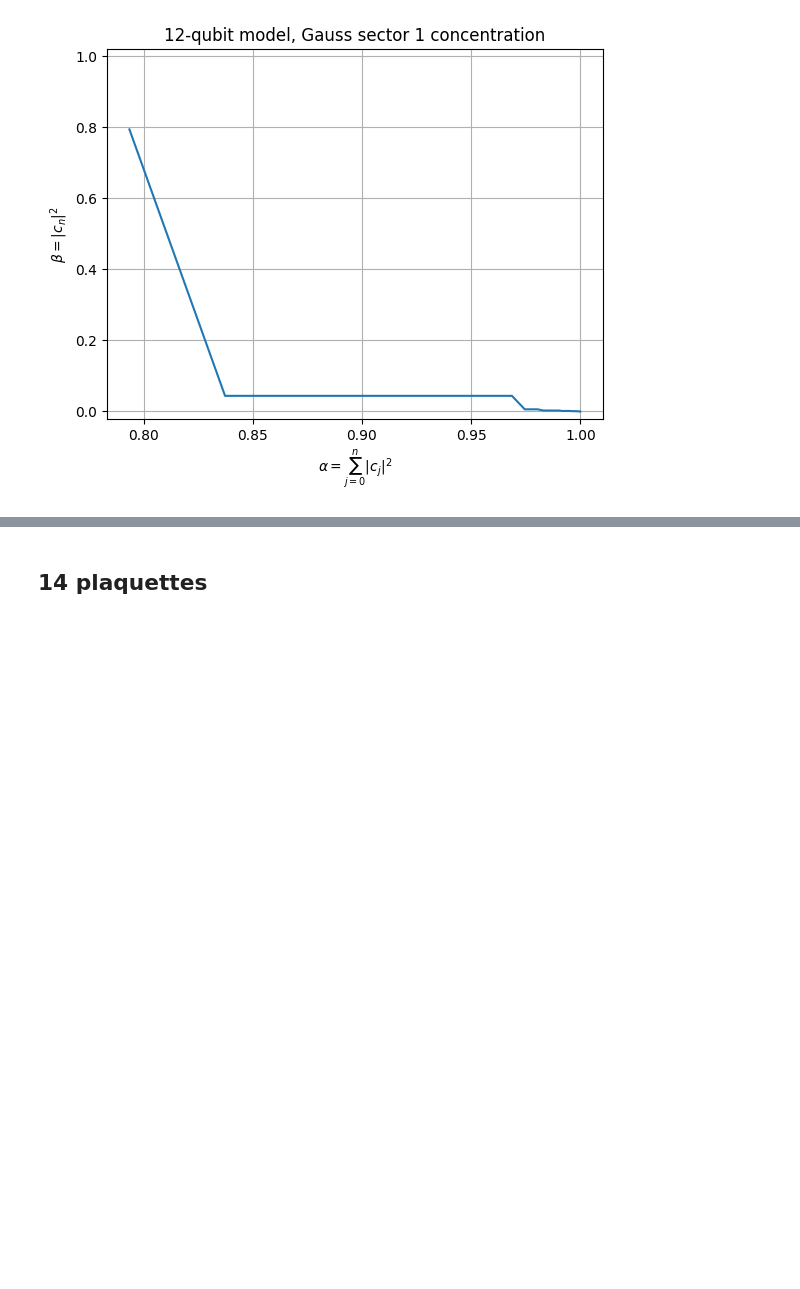
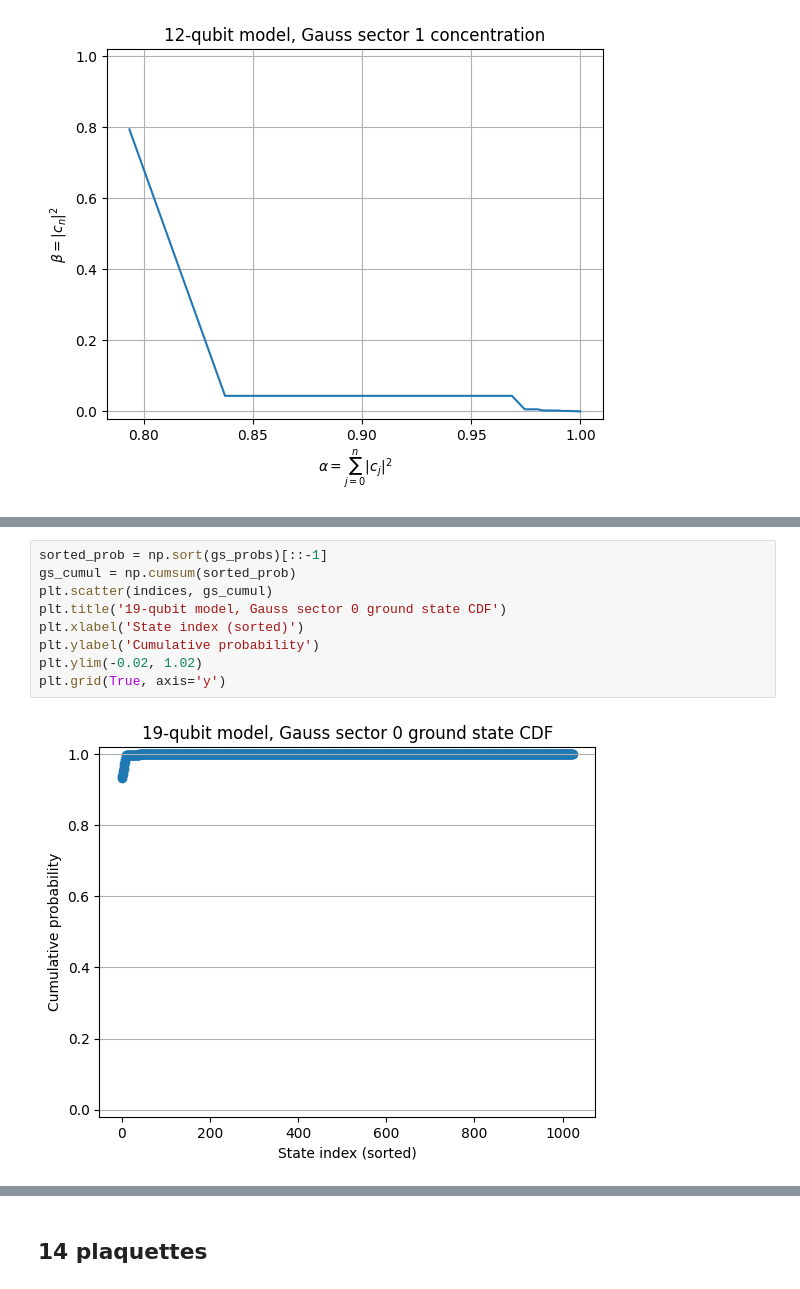
Before and after one commit to UTokyo-ICEPP/heavyhex-qft, a Jupyter notebook: notebooks/triangular_z2.ipynb, the cells around one changed output, grey strips where cells are left out. Cells and saved outputs as stored; diff of their text form; blank space fills up the shorter version.

```diff
--- a/notebooks/triangular_z2.ipynb
+++ b/notebooks/triangular_z2.ipynb
@@ -184,0 +228,11 @@ plt.grid(True)
+# %%
+sorted_prob = np.sort(gs_probs)[::-1]
+gs_cumul = np.cumsum(sorted_prob)
+plt.scatter(indices, gs_cumul)
+plt.title('19-qubit model, Gauss sector 0 ground state CDF')
+plt.xlabel('State index (sorted)')
+plt.ylabel('Cumulative probability')
+plt.ylim(-0.02, 1.02)
+plt.grid(True, axis='y')
+# %% [output]
+[figure, added]
```
Also changed, not shown: parts of 13 cells of this notebook.
